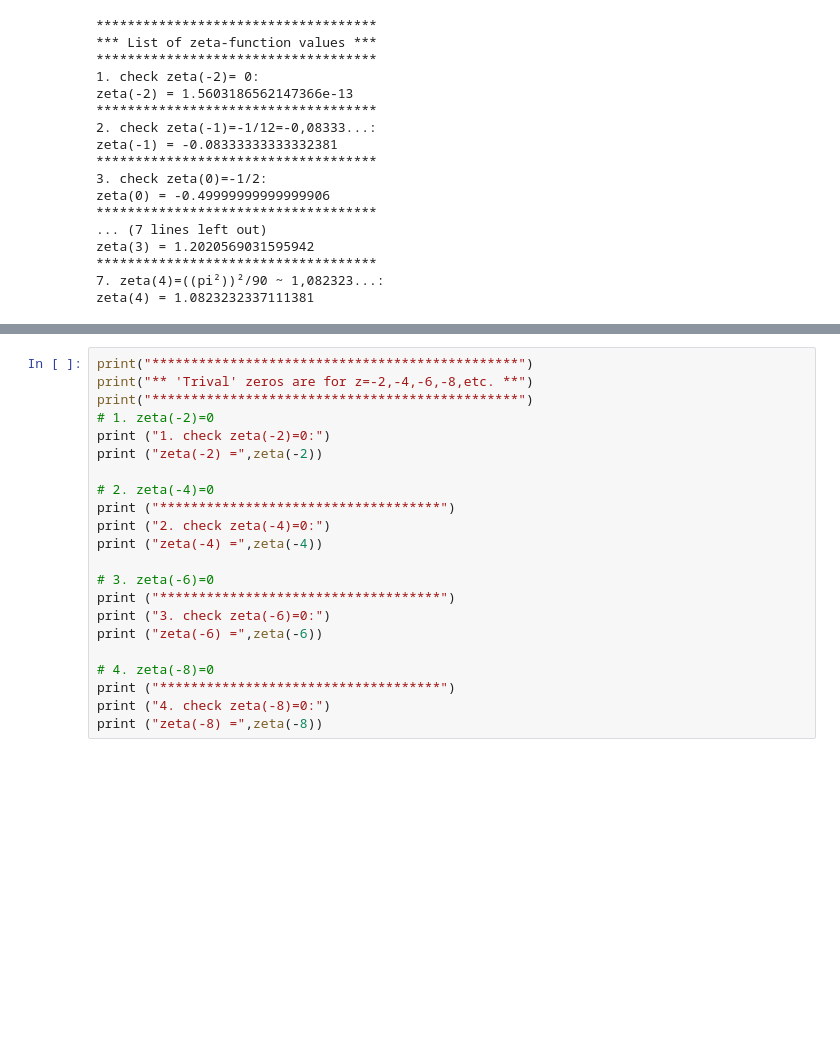
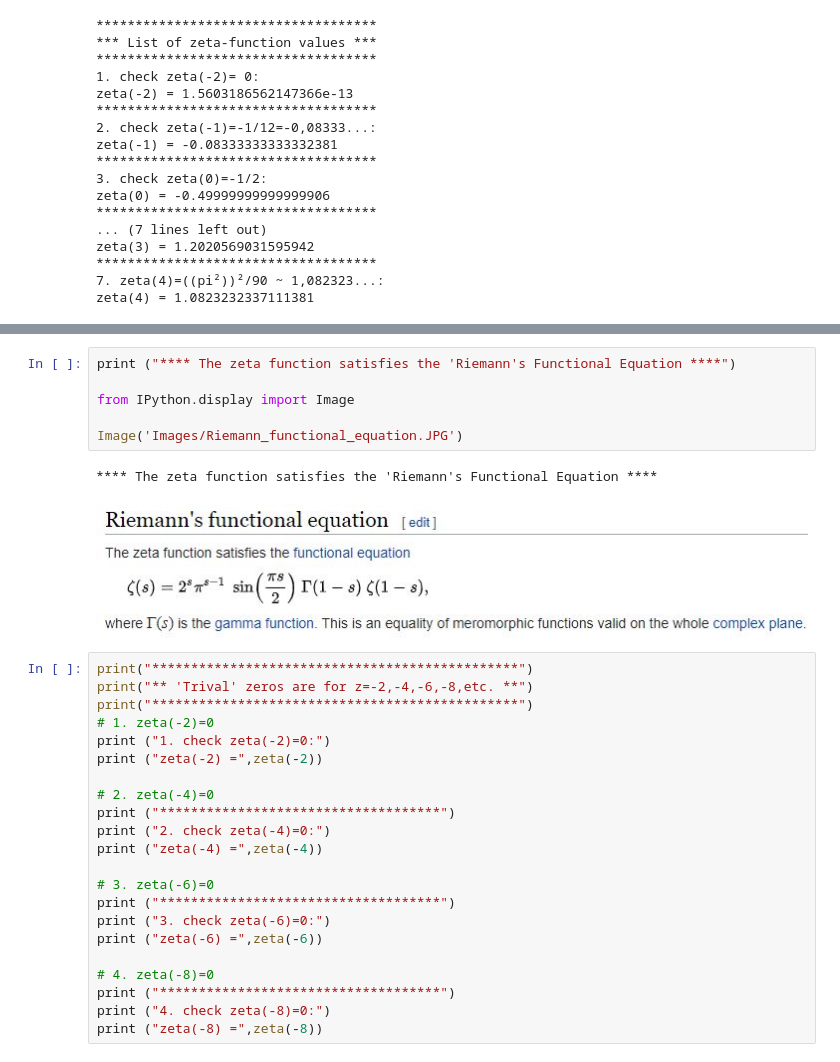
Before and after one commit to HVoellinger/Mathematics, a Jupyter notebook: RiemannZetaFct_and_RiemannHypothesis.ipynb, the cells around one changed output, grey strips where cells are left out. Cells and saved outputs as stored; diff of their text form; blank space fills up the shorter version.

```diff
--- a/RiemannZetaFct_and_RiemannHypothesis.ipynb
+++ b/RiemannZetaFct_and_RiemannHypothesis.ipynb
@@ -211,3 +219,12 @@ with Im(s)=0. So we list up the values of Zeta(s) with s = {-8, -6, -4, -2}.
+# %%
+print ("**** The zeta function satisfies the 'Riemann's Functional Equation ****")
+
+from IPython.display import Image
+
+Image('Images/Riemann_functional_equation.JPG')
+# %% [output]
+**** The zeta function satisfies the 'Riemann's Functional Equation ****
+[figure, added]
 # %%
 print("***********************************************")
 print("** 'Trival' zeros are for z=-2,-4,-6,-8,etc. **")
```
Also changed, not shown: parts of 4 cells of this notebook, 3 other files.
